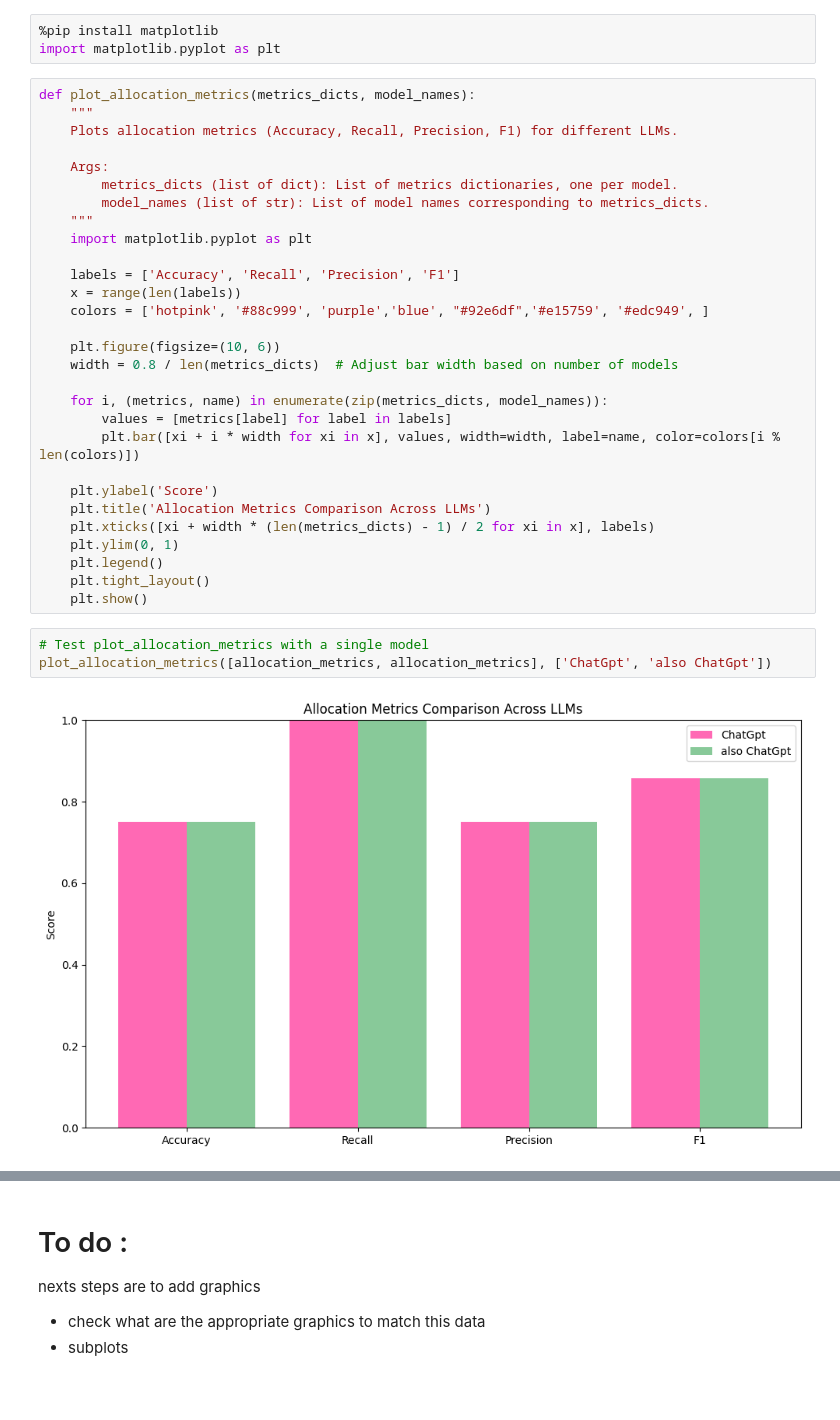
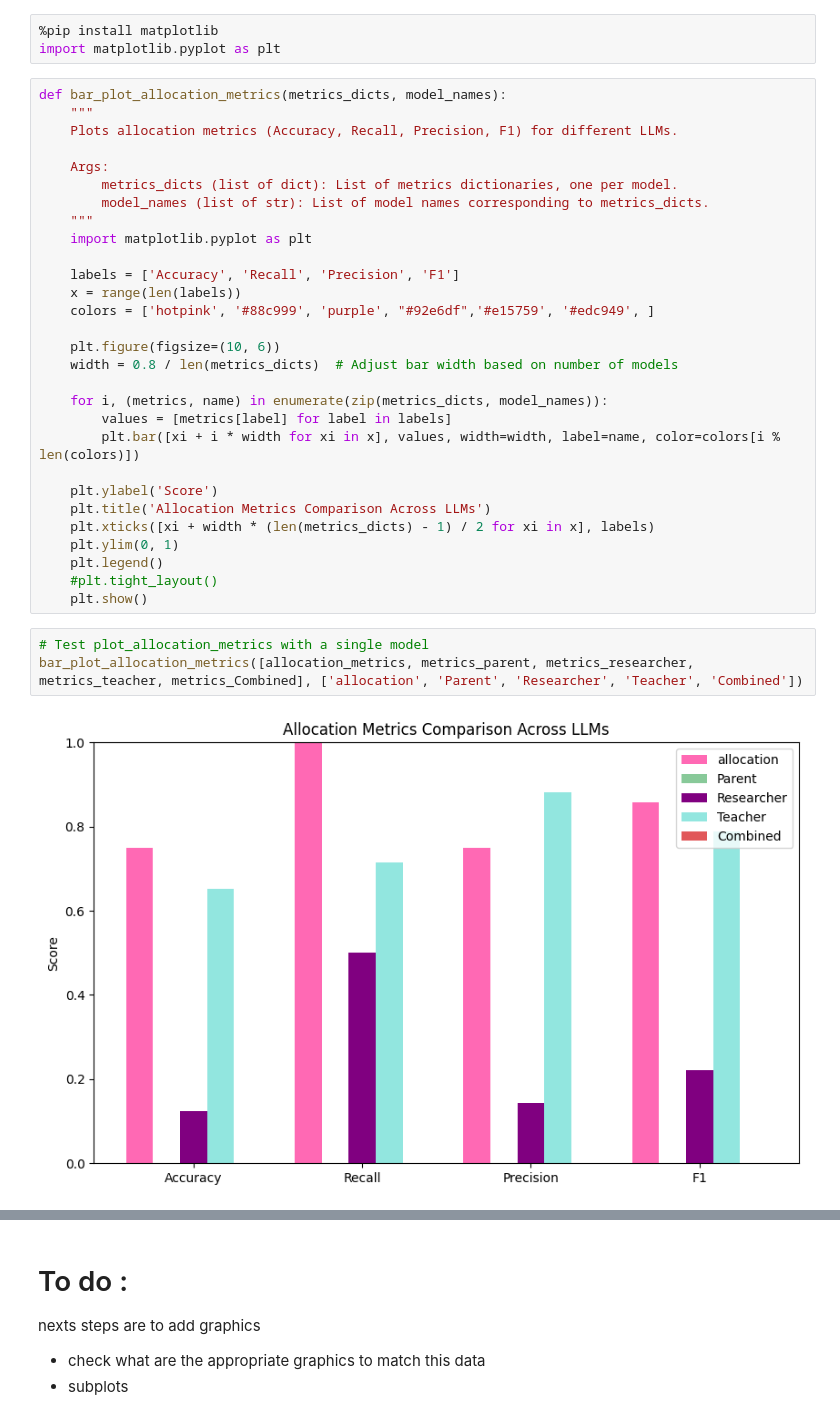
Before and after one commit to safarrez/Evaluating_extracted_data, a Jupyter notebook: evaluation.ipynb, the cells around one changed output, grey strips where cells are left out. Drawn from its saved outputs; the diff is of its cells as text; blank space fills up the shorter version.

Commit message:
plots plots plots, keep plotting again

```diff
--- a/evaluation.ipynb
+++ b/evaluation.ipynb
@@ -328,7 +328,7 @@ plotting the outputted numbers uwu
 %pip install matplotlib
 import matplotlib.pyplot as plt
 # %%
-def plot_allocation_metrics(metrics_dicts, model_names):
+def bar_plot_allocation_metrics(metrics_dicts, model_names):
     """
     Plots allocation metrics (Accuracy, Recall, Precision, F1) for different LLMs.
 
@@ -340,7 +340,7 @@ def plot_allocation_metrics(metrics_dicts, model_names):
 
     labels = ['Accuracy', 'Recall', 'Precision', 'F1']
     x = range(len(labels))
-    colors = ['hotpink', '#88c999', 'purple','blue', "#92e6df",'#e15759', '#edc949', ]
+    colors = ['hotpink', '#88c999', 'purple', "#92e6df",'#e15759', '#edc949', ]
 
     plt.figure(figsize=(10, 6))
     width = 0.8 / len(metrics_dicts)  # Adjust bar width based on number of models
@@ -354,10 +354,10 @@ def plot_allocation_metrics(metrics_dicts, model_names):
     plt.xticks([xi + width * (len(metrics_dicts) - 1) / 2 for xi in x], labels)
     plt.ylim(0, 1)
     plt.legend()
-    plt.tight_layout()
+    #plt.tight_layout()
     plt.show()
 # %%
 # Test plot_allocation_metrics with a single model
-plot_allocation_metrics([allocation_metrics, allocation_metrics], ['ChatGpt', 'also ChatGpt'])
+bar_plot_allocation_metrics([allocation_metrics, metrics_parent, metrics_researcher, metrics_teacher, metrics_Combined], ['allocation', 'Parent', 'Researcher', 'Teacher', 'Combined'])
 # %% [output]
-[figure, old version]
+[figure, new version]
```
Also changed, not shown: parts of 3 cells of this notebook.
